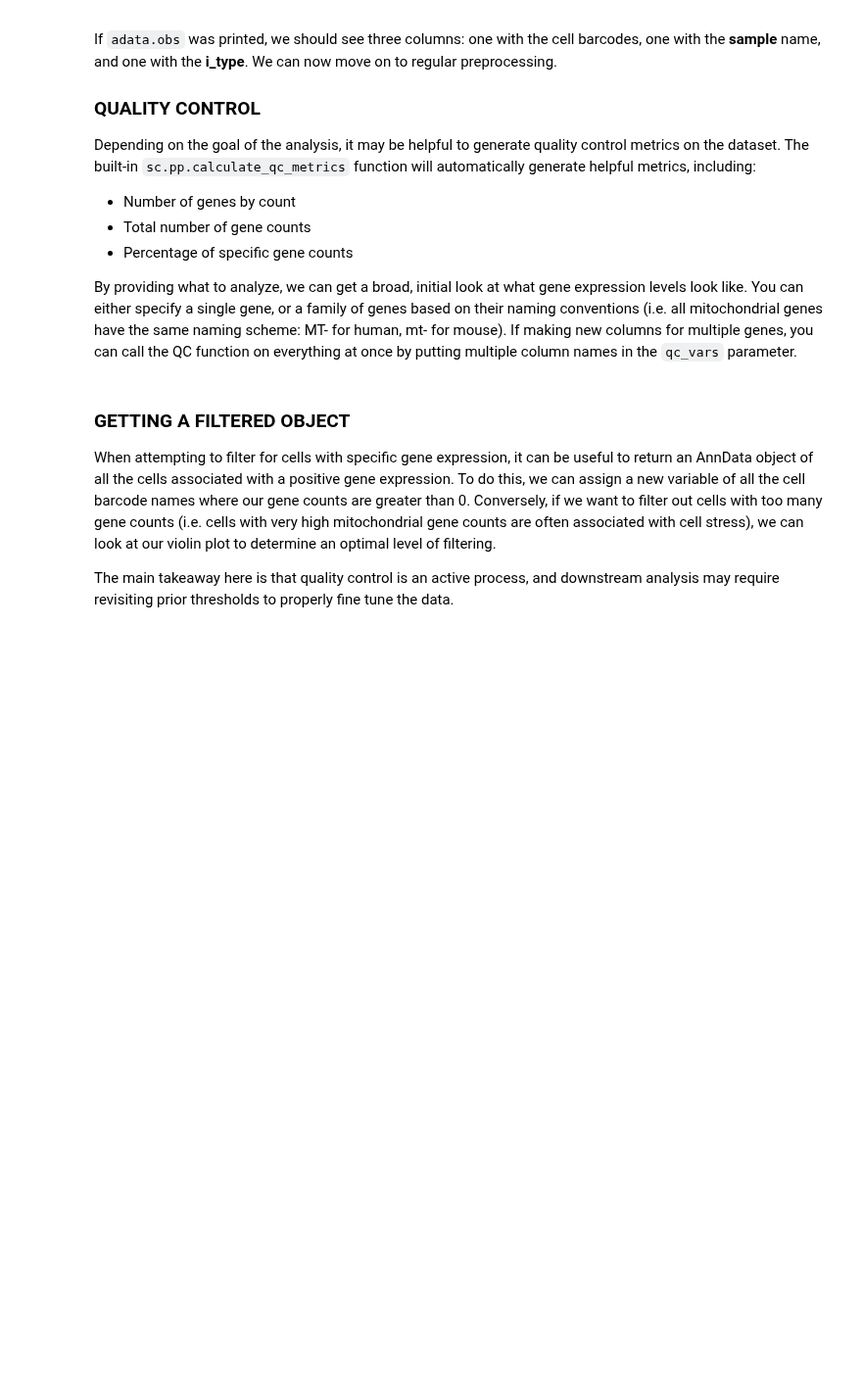
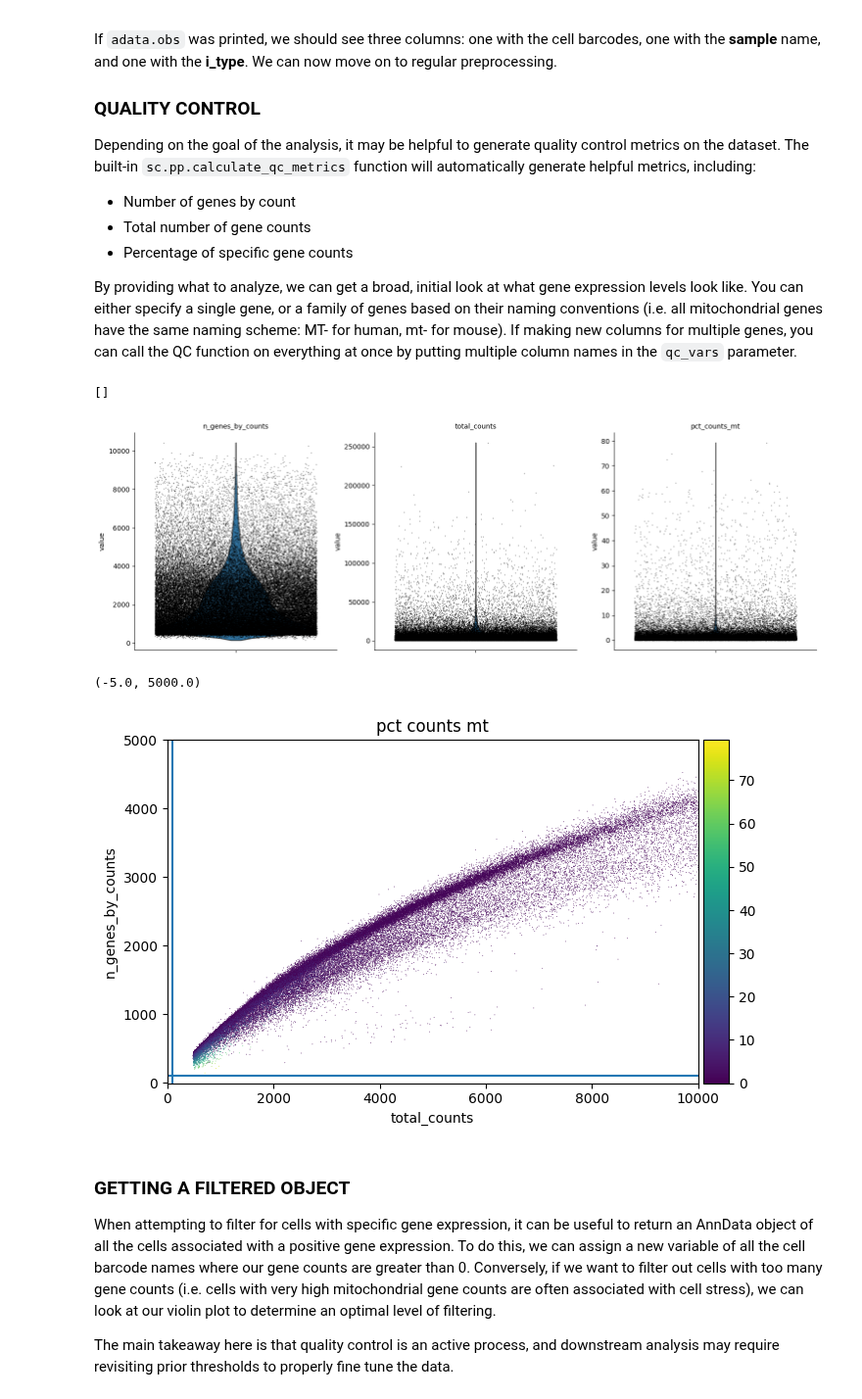
Before and after one commit to hvose-anschutz/viralogue-pipelines, a Jupyter notebook: scRNA-seq-pipeline/scRNA_part1_cellranger.ipynb, the cells around one changed output. Shown at 98% size. Cells and saved outputs as stored; diff of their text form; code cells hidden in the pictures; blank space fills up the shorter version.

```diff
--- a/scRNA-seq-pipeline/scRNA_part1_cellranger.ipynb
+++ b/scRNA-seq-pipeline/scRNA_part1_cellranger.ipynb
@@ -247,6 +266,11 @@ Depending on the goal of the analysis, it may be helpful to generate quality con
 - Percentage of specific gene counts
 
 By providing what to analyze, we can get a broad, initial look at what gene expression levels look like. You can either specify a single gene, or a family of genes based on their naming conventions (i.e. all mitochondrial genes have the same naming scheme: MT- for human, mt- for mouse). If making new columns for multiple genes, you can call the QC function on everything at once by putting multiple column names in the `qc_vars` parameter.
+# %%
+#Optional: Check to see if ribosomal filtering is necessary
+adata.var_names[adata.var_names.str.startswith("Rpl")].tolist()
+# %% [output]
+[]
 # %%
 #STEP 4: Generate QC metrics for our "MHV-Y" gene and our mitochondrial counts
 adata.var["mt"] = adata.var_names.str.startswith("mt-")
@@ -257,20 +281,24 @@ sc.pp.calculate_qc_metrics(
 # %%
 #STEP 4.5: Visualizing the generated QC metrics. Note that if other columns are specified, their specific
 #counts will be labeled as pct_counts_[column name]
 %matplotlib inline
 sc.pl.violin(
     adata,
     ["n_genes_by_counts", "total_counts","pct_counts_mt"],
     jitter=0.4,
     multi_panel=True,
 )
 
 #sc.pl.scatter(adata, "total_counts", "n_genes_by_counts", color="pct_counts_mhvy")
 ax = sc.pl.scatter(adata, "total_counts", "n_genes_by_counts",color="pct_counts_mt",show=False)
 ax.axhline(y=100)
 ax.axvline(x=100)
-ax.set_xlim(-5,6000)
-ax.set_ylim(-5,3000)
+ax.set_xlim(-5,10000)
+ax.set_ylim(-5,5000)
+# %% [output]
+[figure, added]
+(-5.0, 5000.0)
+[figure, added]
 # %% [markdown]
 ### GETTING A FILTERED OBJECT
 When attempting to filter for cells with specific gene expression, it can be useful to return an AnnData object of all the cells associated with a positive gene expression.
```
Also changed, not shown: parts of 23 cells of this notebook, 2 other files.
